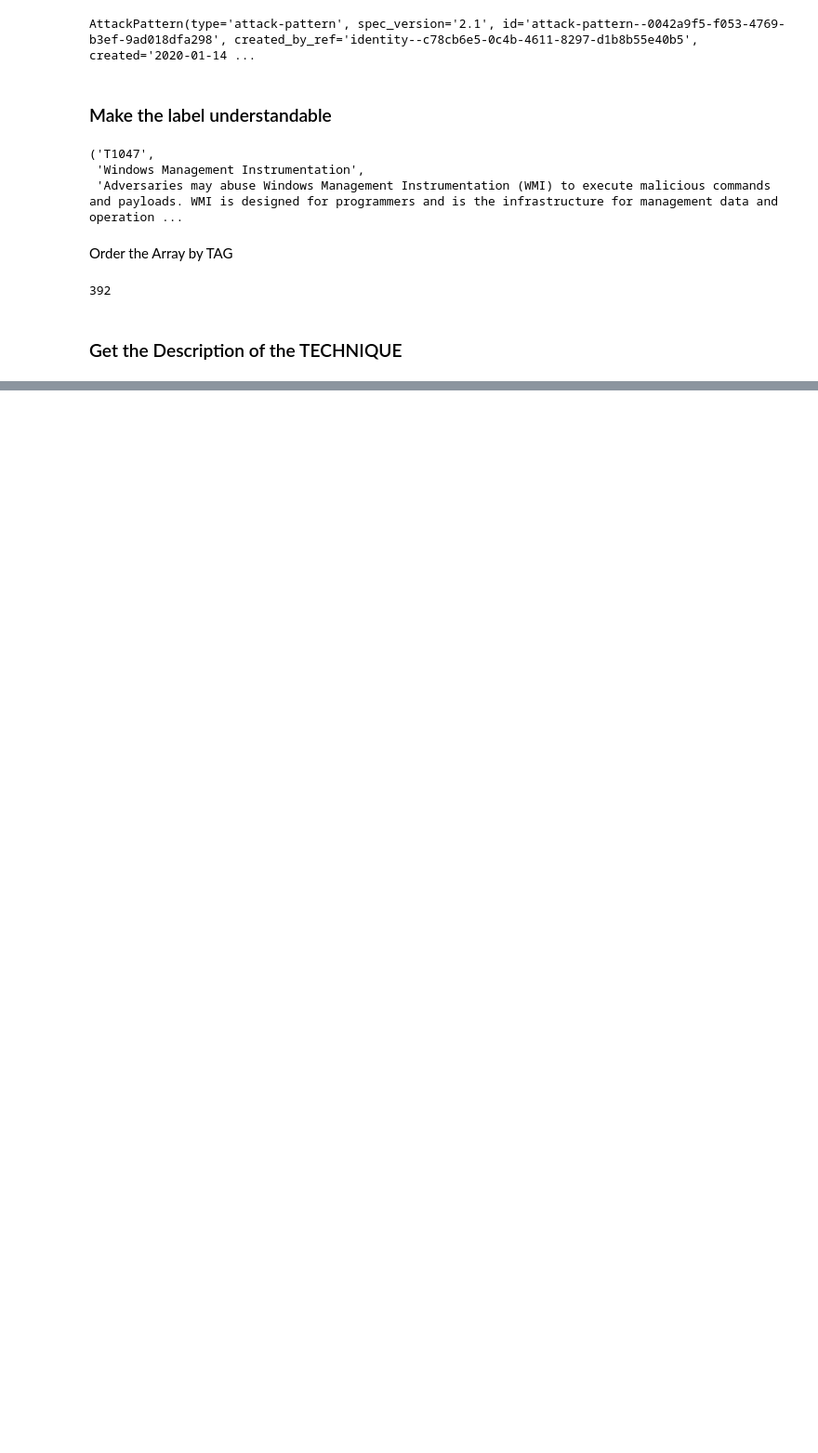
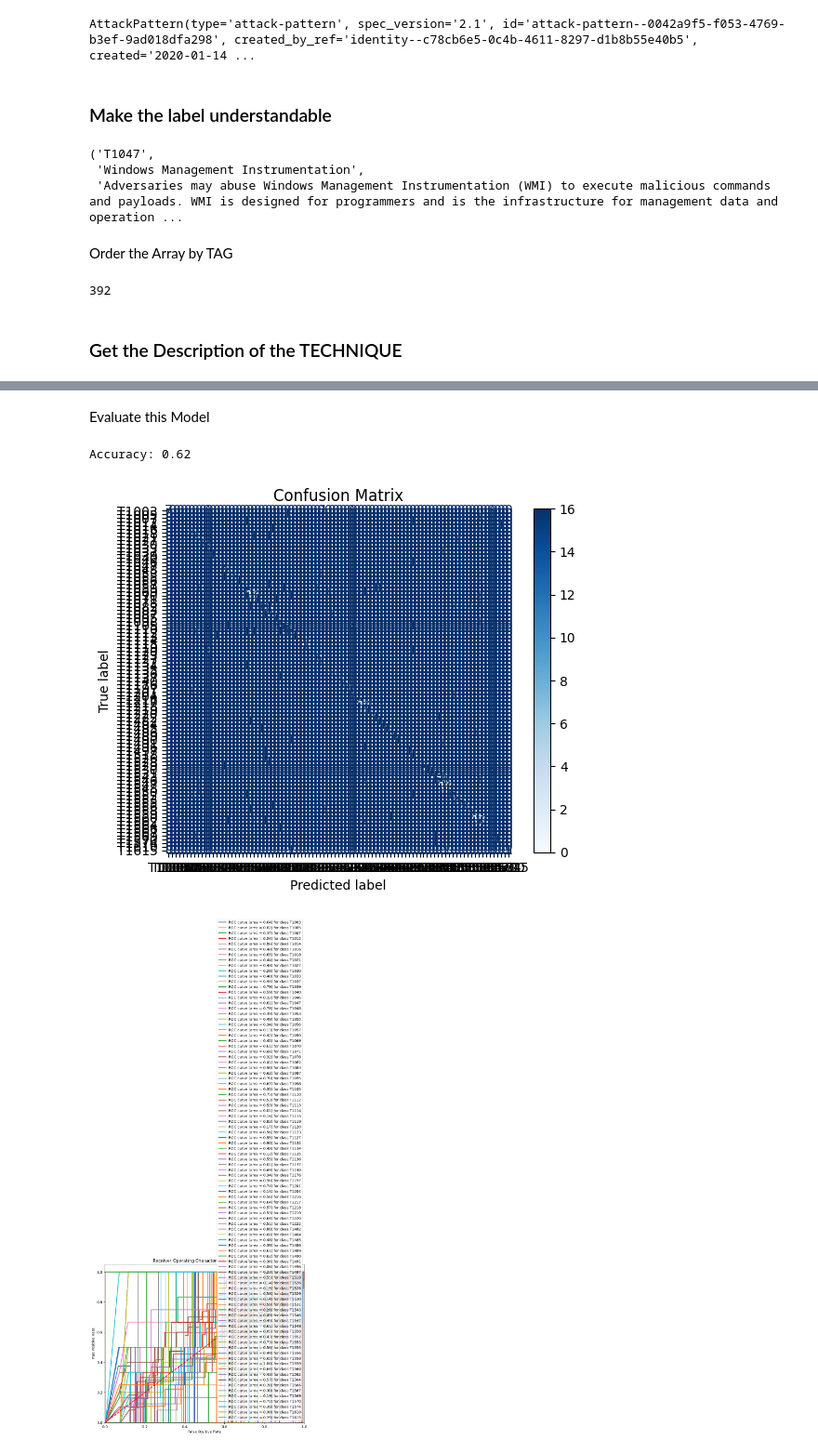
Before and after one commit to BrenesRM/Haochen-Mitre-Attack-data-2024, a Jupyter notebook: Haochen_Mitre_Attack_data_2024.ipynb, the cells around one changed output, grey strips where cells are left out. Shown at 93% size. Cells and saved outputs as stored; diff of their text form; code cells hidden in the pictures; blank space fills up the shorter version.

```diff
--- a/Haochen_Mitre_Attack_data_2024.ipynb
+++ b/Haochen_Mitre_Attack_data_2024.ipynb
@@ -149,0 +209,18 @@ mitre_description
+# %%
+def match_alert_to_mitre(alert, vectorizer, descriptions_tfidf, labels_train):
+    alert_tfidf = vectorizer.transform([alert])
+    cosine_sim = cosine_similarity(alert_tfidf, descriptions_tfidf)
+    max_index = cosine_sim.argmax()
+    return labels_train[max_index]
+
+predictions = [match_alert_to_mitre(alert, vectorizer, descriptions_tfidf, labels_train) for alert in
+               descriptions_test]
+
+unique, counts = np.unique(labels_test, return_counts=True)
+print(dict(zip(unique, counts)))
+cm = confusion_matrix(labels_test, predictions)
+print("Confusion Matrix shape:", cm.shape)
+unique_train_labels = np.unique(labels_train)
+unique_test_labels = np.unique(labels_test)
+print(f"Count of unique labels in training set: {len(unique_train_labels)}")
+print(f"Count of unique labels in test set: {len(unique_test_labels)}")
@@ -149,0 +232,56 @@ mitre_description
+# %% [markdown]
+Evaluate this Model
+# %%
+#accuracy
+
+correct_predictions = sum(1 for true, pred in zip(labels_test, predictions) if true == pred)
+accuracy = correct_predictions / len(labels_test)
+print(f"Accuracy: {accuracy:.2f}")
+# %% [output]
+Accuracy: 0.62
+# %%
+missing_in_test = np.setdiff1d(unique_train_labels, unique_test_labels)
+cm = confusion_matrix(labels_test, predictions, labels=unique_test_labels)
+disp = ConfusionMatrixDisplay(confusion_matrix=cm, display_labels=unique_test_labels)
+disp.plot(cmap=plt.cm.Blues)
+plt.title("Confusion Matrix")
+plt.show()
+
+
+n_classes = len(unique_test_labels)
+labels_test_bin = label_binarize(labels_test, classes=unique_test_labels)
+predictions_bin = label_binarize(predictions, classes=unique_test_labels)
+
+similarity_scores = []
+for alert in descriptions_test:
+    alert_tfidf = vectorizer.transform([alert])
+    cosine_sim = cosine_similarity(alert_tfidf, descriptions_tfidf)
+    similarity_scores.append(cosine_sim.max())
+
+similarity_scores = np.array(similarity_scores)
+
+# roc
+plt.figure(figsize=(10, 8))
+for i in range(n_classes):
+    fpr, tpr, thresholds = roc_curve(labels_test_bin[:, i], similarity_scores)
+    roc_auc = auc(fpr, tpr)
+
+    plt.plot(fpr, tpr, lw=2, label='ROC curve (area = {:.2f}) for class {}'.format(roc_auc, unique_test_labels[i]))
+
+plt.plot([0, 1], [0, 1], color='red', lw=2, linestyle='--')
+plt.xlim([0.0, 1.0])
+plt.ylim([0.0, 1.05])
+plt.xlabel('False Positive Rate')
+plt.ylabel('True Positive Rate')
+plt.title('Receiver Operating Characteristic for Multi-class')
+plt.legend(loc='lower right')
+plt.show()
+
+# auc
+for i in range(n_classes):
+    fpr, tpr, thresholds = roc_curve(labels_test_bin[:, i], similarity_scores)
+    roc_auc = auc(fpr, tpr)
+    print(f'AUC for class {unique_test_labels[i]}: {roc_auc:.2f}')
+# %% [output]
+[figure, added]
+[figure, added]
```
Also changed, not shown: parts of 24 cells of this notebook.
